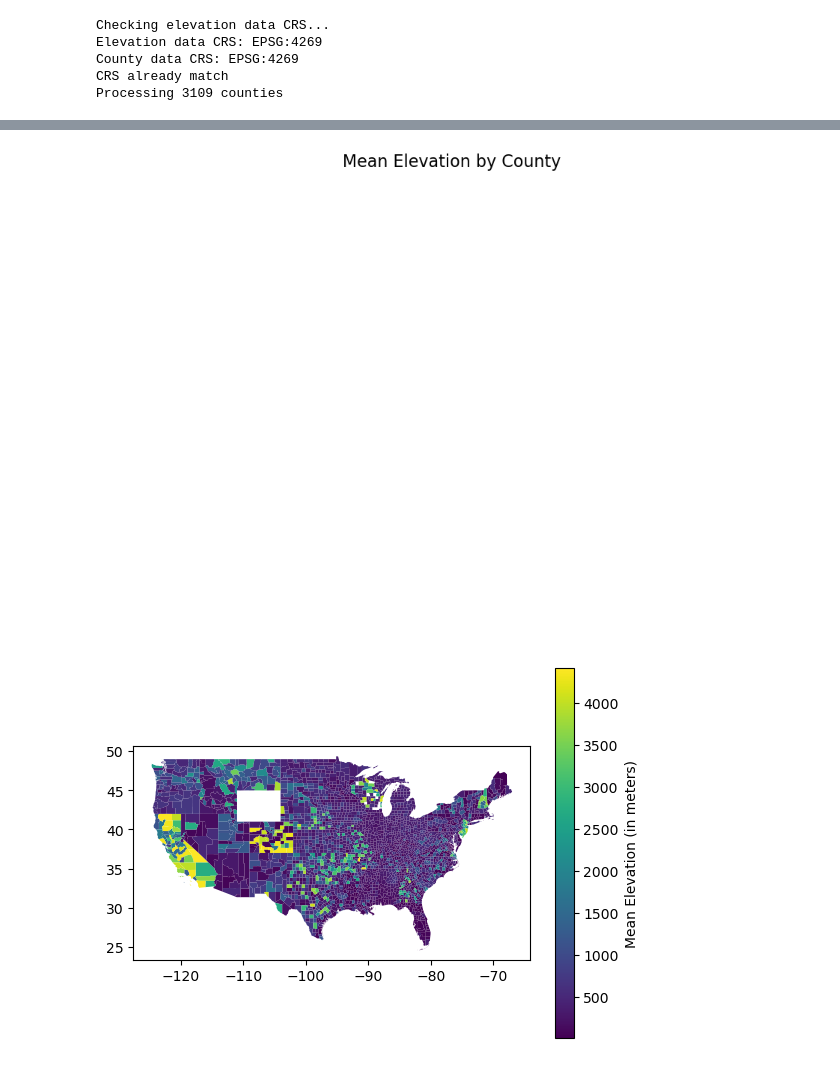
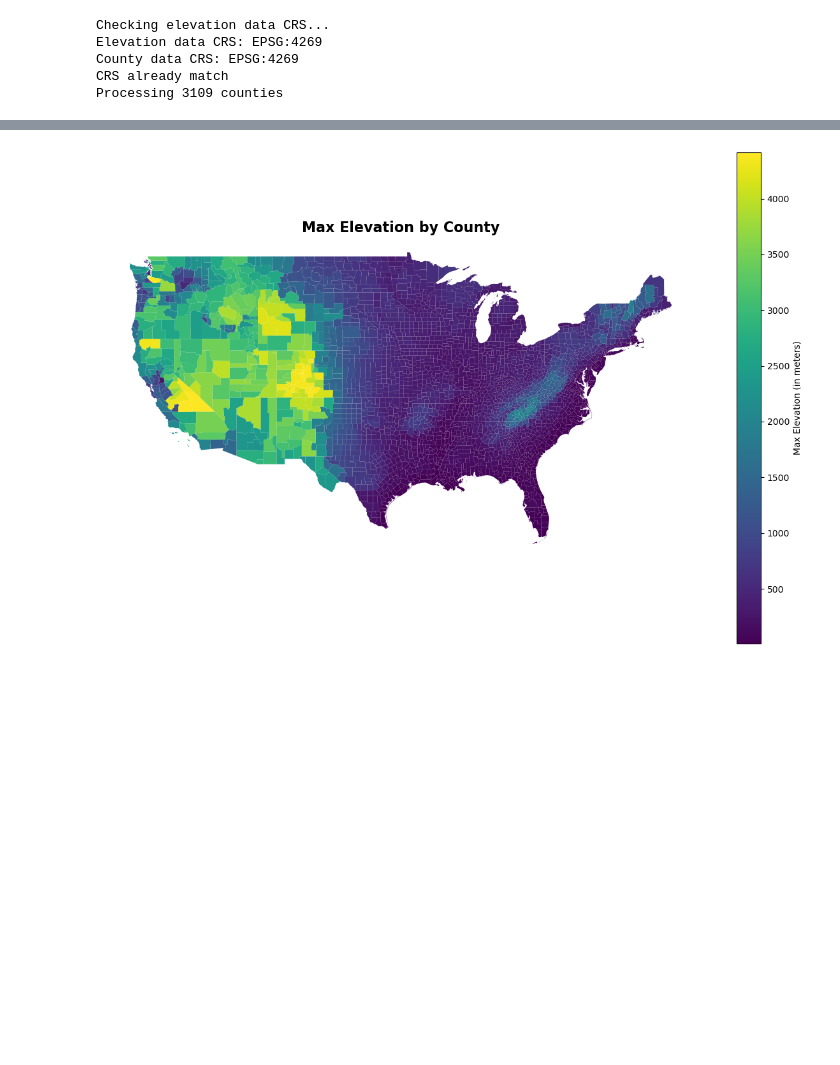
Before and after one commit to naokic3/Frontier, a Jupyter notebook: Elevation.ipynb, the cells around one changed output, grey strips where cells are left out. Drawn from its saved outputs; the diff is of its cells as text; code cells hidden in the pictures; blank space fills up the shorter version.

Commit message:
Elevation data added:

```diff
--- a/Elevation.ipynb
+++ b/Elevation.ipynb
@@ -223,7 +223,7 @@ try:
 
     # Join the new statistics DataFrame with the original GeoDataFrame
     # This works because the order of the results matches the order of the input geometries
-    county_level_stats.gdf = gdf_reprojected.join(stats_df)
+    county_level_stats_gdf = gdf_reprojected.join(stats_df)
 
     print("\n🎉 Success! County-level statistics generated.")
     print("Final GeoDataFrame head:")
@@ -313,21 +322,18 @@ county_level_stats_gdf.iloc[250:].head(3000)
 # %%
 fig, ax = plt.subplots(1, 1, figsize=(12, 8))
-
 county_level_stats_gdf.plot(
-    column='max_elevation', # The column to plot
-    cmap='viridis',         # Color map (others: 'plasma', 'inferno', 'magma')
+    column='max_elevation',
+    cmap='viridis',
     legend=True,
     legend_kwds={
-        'label': "Mean Elevation (in meters)",
+        'label': "Max Elevation (in meters)",
         'orientation': "vertical"
-    }
-)
-
-# Optional: Customize the plot
-ax.set_title('Mean Elevation by County', fontdict={'fontsize': '16', 'fontweight': '3'})
-ax.set_axis_off() # Remove the x and y axis for a cleaner look
-
+    },
+    ax=ax
+    )
+ax.set_title('Max Elevation by County', fontdict={'fontsize': 16, 'fontweight': 'bold'})
+ax.set_axis_off()
+plt.tight_layout()
 plt.show()
 # %% [output]
-[figure, old version]
+[figure, new version]
-[figure, removed]
```
Also changed, not shown: parts of 10 cells of this notebook, 5 other files.
